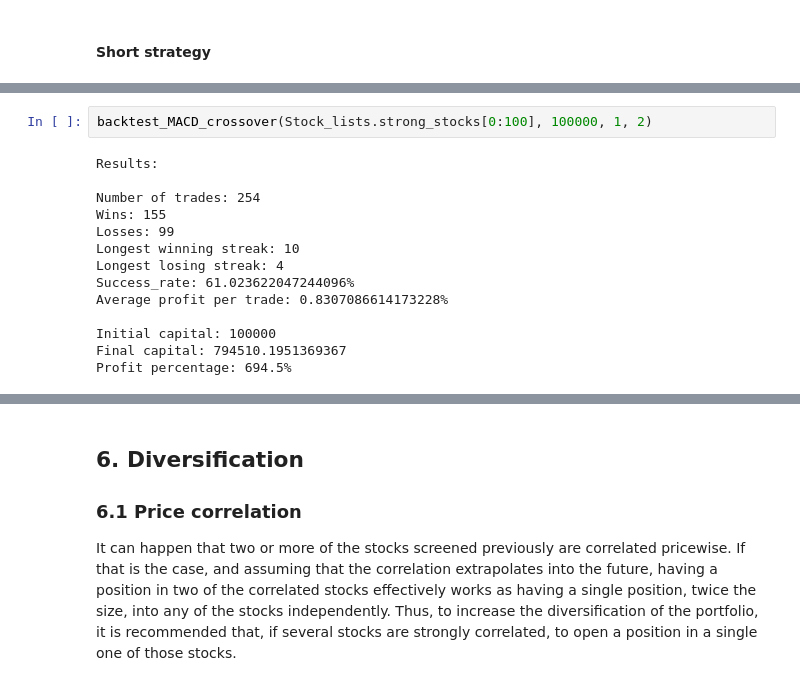
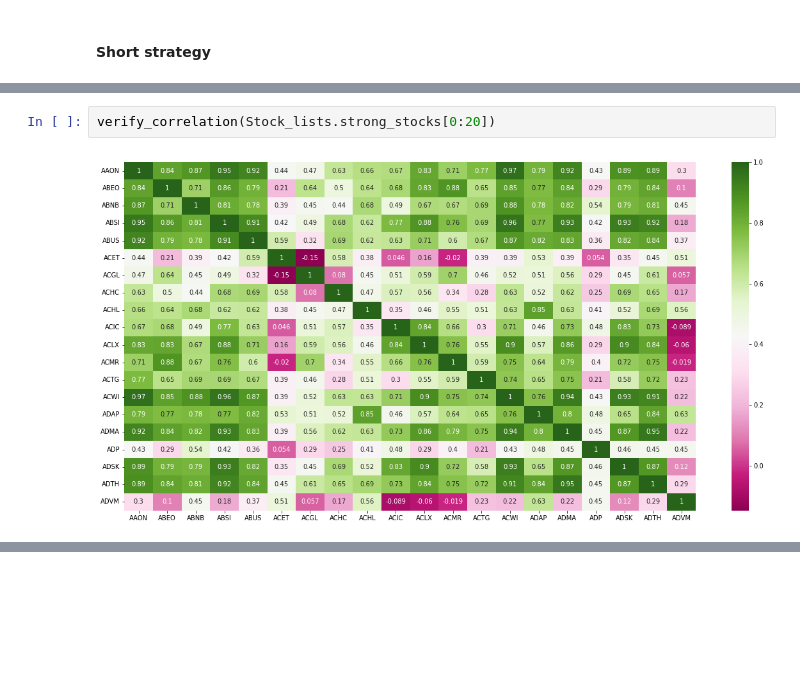
Before and after one commit to JoaoLuis92/Investments, a Jupyter notebook: Investments.ipynb, the cells around one changed output, grey strips where cells are left out. Saved outputs shown, nothing was run; the diff lists cells and outputs as text; blank space fills up the shorter version.

```diff
--- a/Investments.ipynb
+++ b/Investments.ipynb
@@ -137,16 +127,4 @@ Backtesting is essential to verify if a given strategy has a positive success ra
 # %%
-backtest_MACD_crossover(Stock_lists.strong_stocks[0:100], 100000, 1, 2)
+verify_correlation(Stock_lists.strong_stocks[0:20])
 # %% [output]
-Results:
-
-Number of trades: 254
-Wins: 155
-Losses: 99
-Longest winning streak: 10
-Longest losing streak: 4
-Success_rate: 61.023622047244096%
-Average profit per trade: 0.8307086614173228%
-
-Initial capital: 100000
-Final capital: 794510.1951369367
-Profit percentage: 694.5%
+[figure, added]
@@ -153,6 +147,0 @@ Profit percentage: 694.5%
-# %% [markdown]
-## 6. Diversification
-
-### 6.1 Price correlation
-
-It can happen that two or more of the stocks screened previously are correlated pricewise. If that is the case, and assuming that the correlation extrapolates into the future, having a position in two of the correlated stocks effectively works as having a single position, twice the size, into any of the stocks independently. Thus, to increase the diversification of the portfolio, it is recommended that, if several stocks are strongly correlated, to open a position in a single one of those stocks.
```
Also changed, not shown: parts of 29 cells of this notebook, 13 other files.
